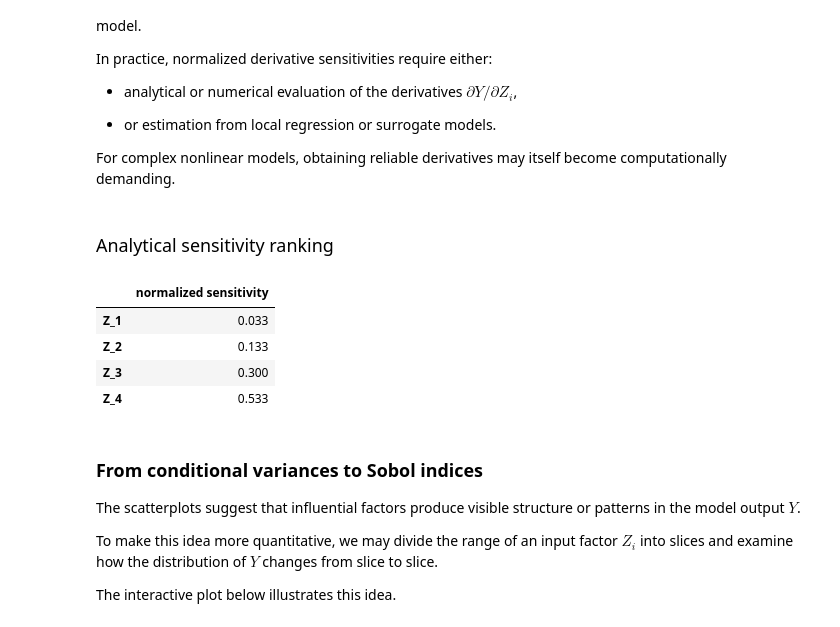
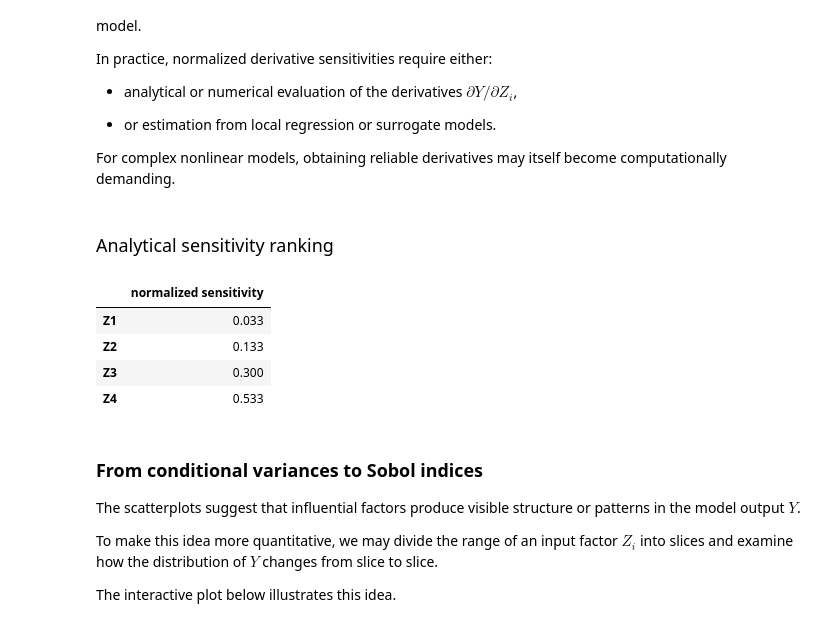
Before and after one commit to lrhgit/uqsa2025, a Jupyter notebook: sensitivity_concepts.ipynb, the cells around one changed output. Drawn from its saved outputs; the diff is of its cells as text; code cells hidden in the pictures.

```diff
--- a/sensitivity_concepts.ipynb
+++ b/sensitivity_concepts.ipynb
@@ -309,22 +323,22 @@ For complex nonlinear models, obtaining reliable derivatives may itself become c
 # %%
 # Analytical sensitivity ranking
 display(section_title("Analytical sensitivity ranking"))
 
 sensitivity = (omega * sigma) ** 2
 sensitivity /= np.sum(sensitivity)
 
 sensitivity_table(
     sensitivity,
-    [f"Z_{i}" for i in range(1, Nrv + 1)],
+    [f"Z{i}" for i in range(1, Nrv + 1)],
     column_name="normalized sensitivity",
 )
 # %% [output]
 Analytical sensitivity ranking
 |  | normalized sensitivity |
-| Z_1 | 0.033 |
-| Z_2 | 0.133 |
-| Z_3 | 0.300 |
-| Z_4 | 0.533 |
+| Z1 | 0.033 |
+| Z2 | 0.133 |
+| Z3 | 0.300 |
+| Z4 | 0.533 |
 # %% [markdown]
 ### From conditional variances to Sobol indices
 
```
Also changed, not shown: parts of 5 cells of this notebook.
